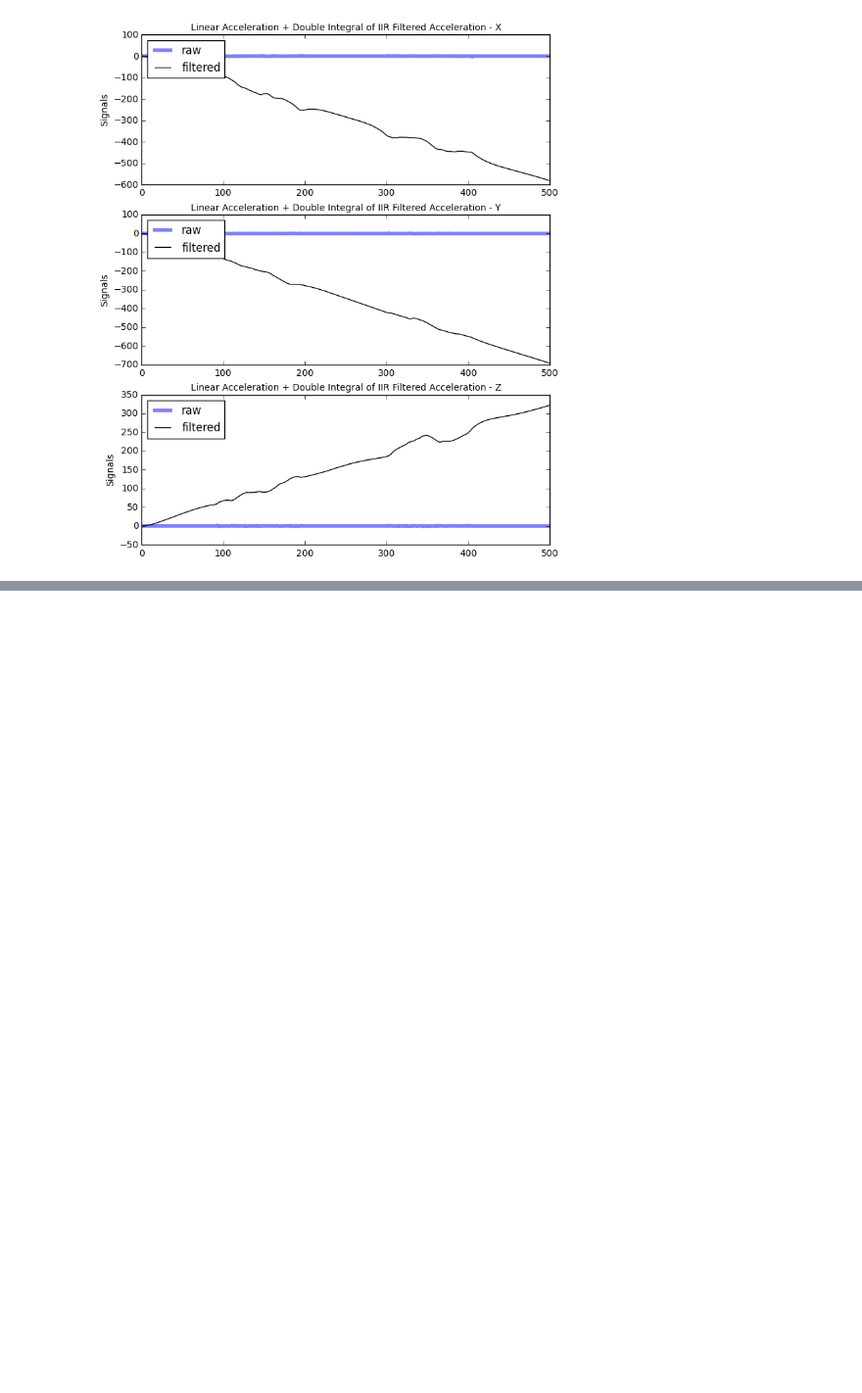
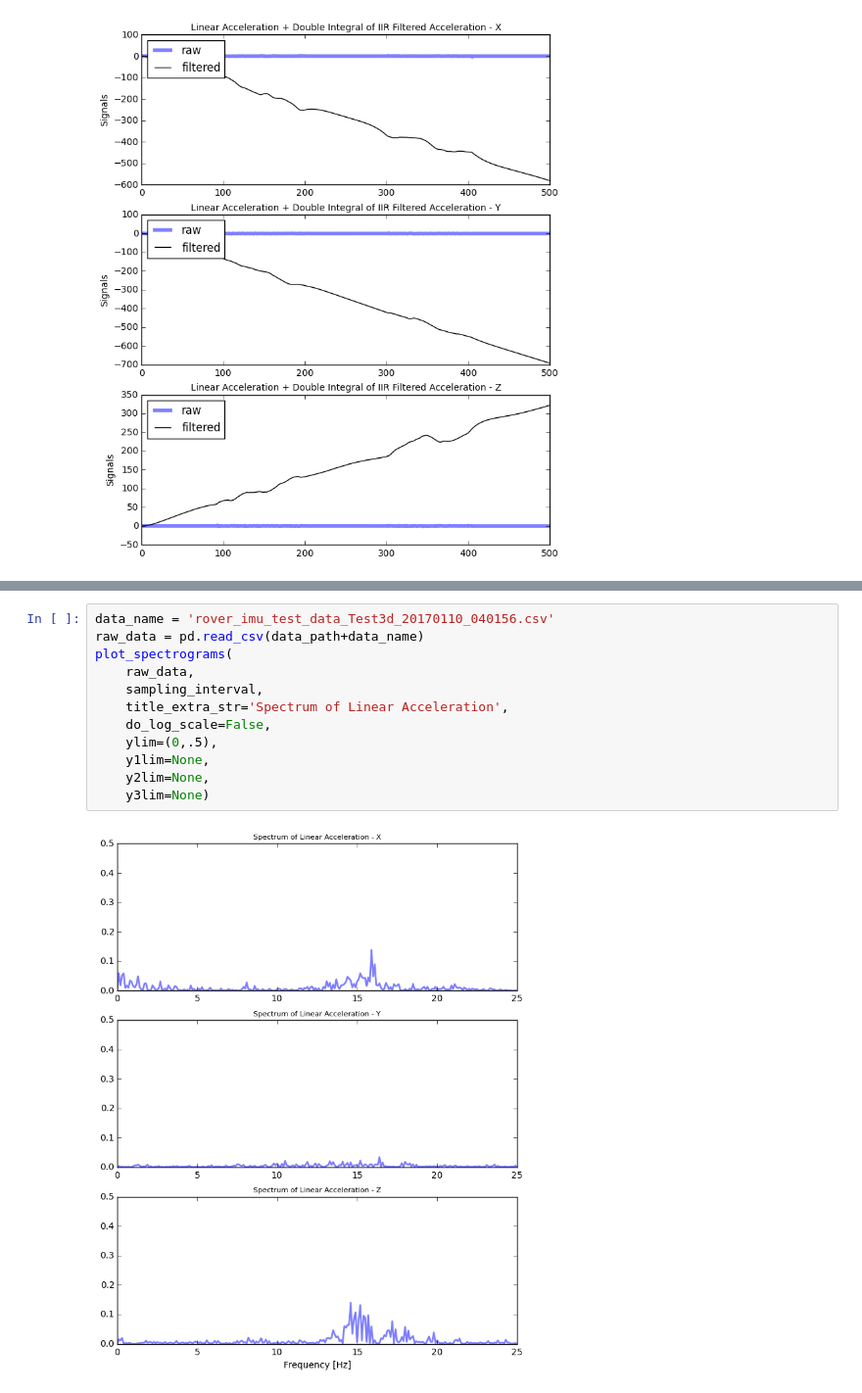
Before and after one commit to Nanigans/nanibot, a Jupyter notebook: sandboxes/ipython_notebooks/imu_data_filtering_sandbox_1.ipynb, the cells around one changed output, grey strips where cells are left out. Shown at 98% size. Drawn from its saved outputs; the diff is of its cells as text; blank space fills up the shorter version.

```diff
--- a/sandboxes/ipython_notebooks/imu_data_filtering_sandbox_1.ipynb
+++ b/sandboxes/ipython_notebooks/imu_data_filtering_sandbox_1.ipynb
@@ -361,0 +405,14 @@ plot_raw_and_processed_data(
+# %%
+data_name = 'rover_imu_test_data_Test3d_20170110_040156.csv'
+raw_data = pd.read_csv(data_path+data_name)
+plot_spectrograms(
+    raw_data,
+    sampling_interval,
+    title_extra_str='Spectrum of Linear Acceleration',
+    do_log_scale=False,
+    ylim=(0,.5),
+    y1lim=None,
+    y2lim=None,
+    y3lim=None)
+# %% [output]
+[figure, added]
```
Also changed, not shown: parts of 11 cells of this notebook.
